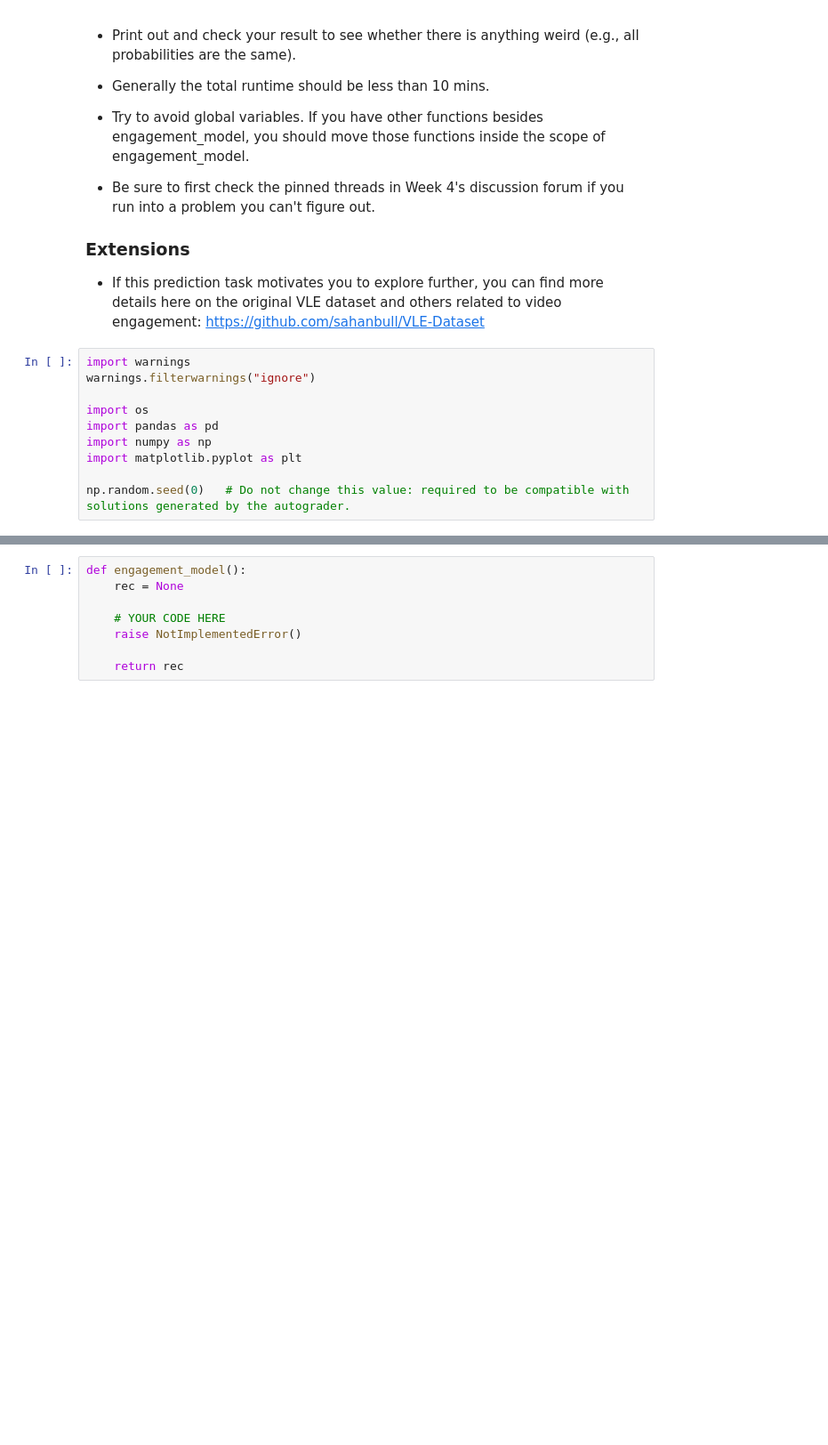
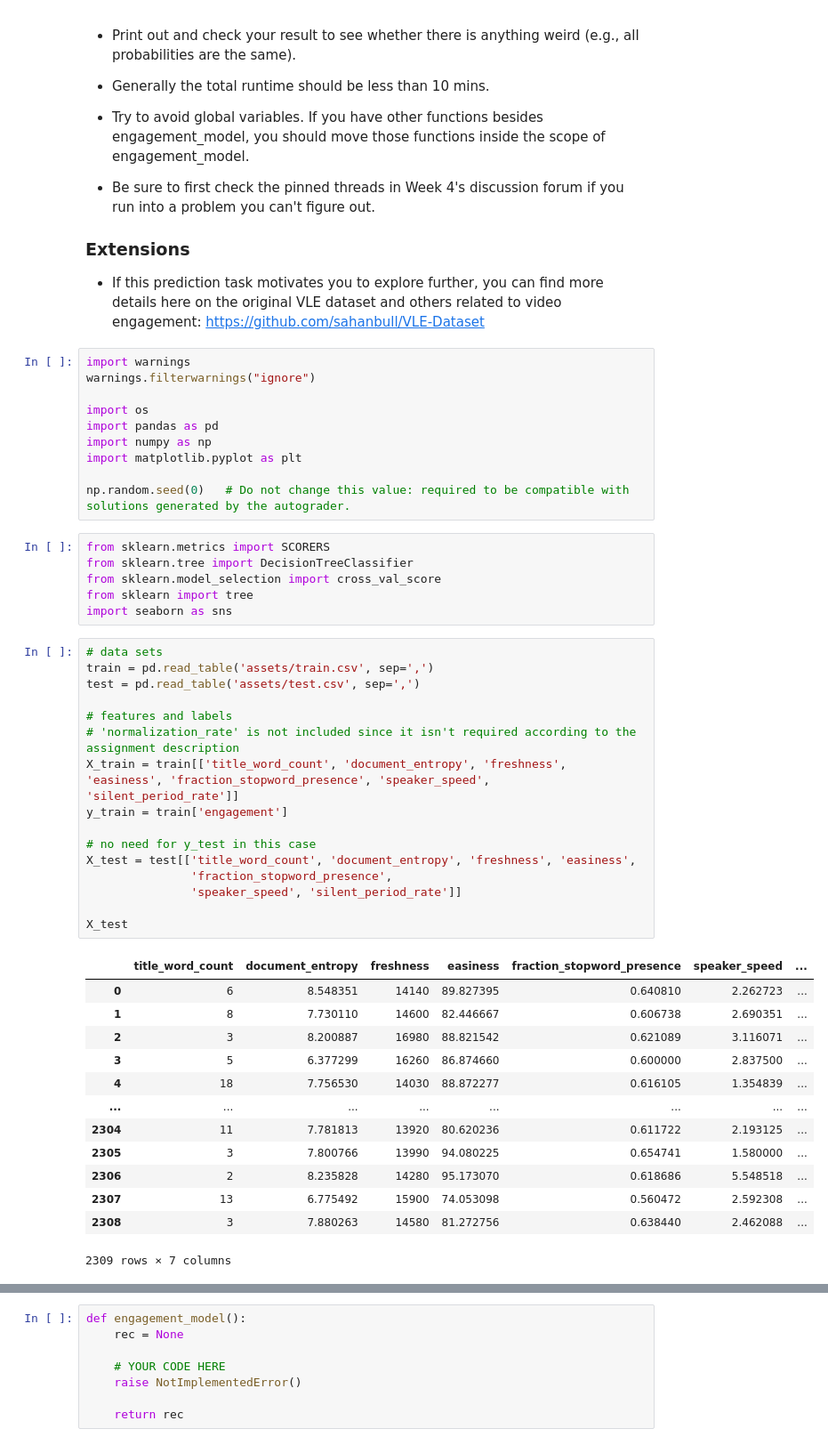
Before and after one commit to JosePabloGFnl/Applied-Data-Science-with-Python, a Jupyter notebook: Applied Machine Learning in Python/Week 4/assignment4.ipynb, the cells around one changed output, grey strips where cells are left out. Shown at 89% size. Saved outputs shown, nothing was run; the diff lists cells and outputs as text; blank space fills up the shorter version.

```diff
--- a/Applied Machine Learning in Python/Week 4/assignment4.ipynb
+++ b/Applied Machine Learning in Python/Week 4/assignment4.ipynb
@@ -109,3 +109,39 @@ import numpy as np
 import matplotlib.pyplot as plt
 
 np.random.seed(0)   # Do not change this value: required to be compatible with solutions generated by the autograder.
+# %%
+from sklearn.metrics import SCORERS
+from sklearn.tree import DecisionTreeClassifier
+from sklearn.model_selection import cross_val_score
+from sklearn import tree
+import seaborn as sns
+# %%
+# data sets
+train = pd.read_table('assets/train.csv', sep=',')
+test = pd.read_table('assets/test.csv', sep=',')
+
+# features and labels
+# 'normalization_rate' is not included since it isn't required according to the assignment description
+X_train = train[['title_word_count', 'document_entropy', 'freshness', 'easiness', 'fraction_stopword_presence', 'speaker_speed', 'silent_period_rate']]
+y_train = train['engagement']
+
+# no need for y_test in this case
+X_test = test[['title_word_count', 'document_entropy', 'freshness', 'easiness',
+               'fraction_stopword_presence',
+               'speaker_speed', 'silent_period_rate']]
+
+X_test
+# %% [output]
+|  | title_word_count | document_entropy | freshness | easiness | fraction_stopword_presence | speaker_speed | ... |
+| 0 | 6 | 8.548351 | 14140 | 89.827395 | 0.640810 | 2.262723 | ... |
+| 1 | 8 | 7.730110 | 14600 | 82.446667 | 0.606738 | 2.690351 | ... |
+| 2 | 3 | 8.200887 | 16980 | 88.821542 | 0.621089 | 3.116071 | ... |
+| 3 | 5 | 6.377299 | 16260 | 86.874660 | 0.600000 | 2.837500 | ... |
+| 4 | 18 | 7.756530 | 14030 | 88.872277 | 0.616105 | 1.354839 | ... |
+| ... | ... | ... | ... | ... | ... | ... | ... |
+| 2304 | 11 | 7.781813 | 13920 | 80.620236 | 0.611722 | 2.193125 | ... |
+| 2305 | 3 | 7.800766 | 13990 | 94.080225 | 0.654741 | 1.580000 | ... |
+| 2306 | 2 | 8.235828 | 14280 | 95.173070 | 0.618686 | 5.548518 | ... |
+| 2307 | 13 | 6.775492 | 15900 | 74.053098 | 0.560472 | 2.592308 | ... |
+| 2308 | 3 | 7.880263 | 14580 | 81.272756 | 0.638440 | 2.462088 | ... |
+2309 rows × 7 columns
```
Also changed, not shown: parts of 5 cells of this notebook.
